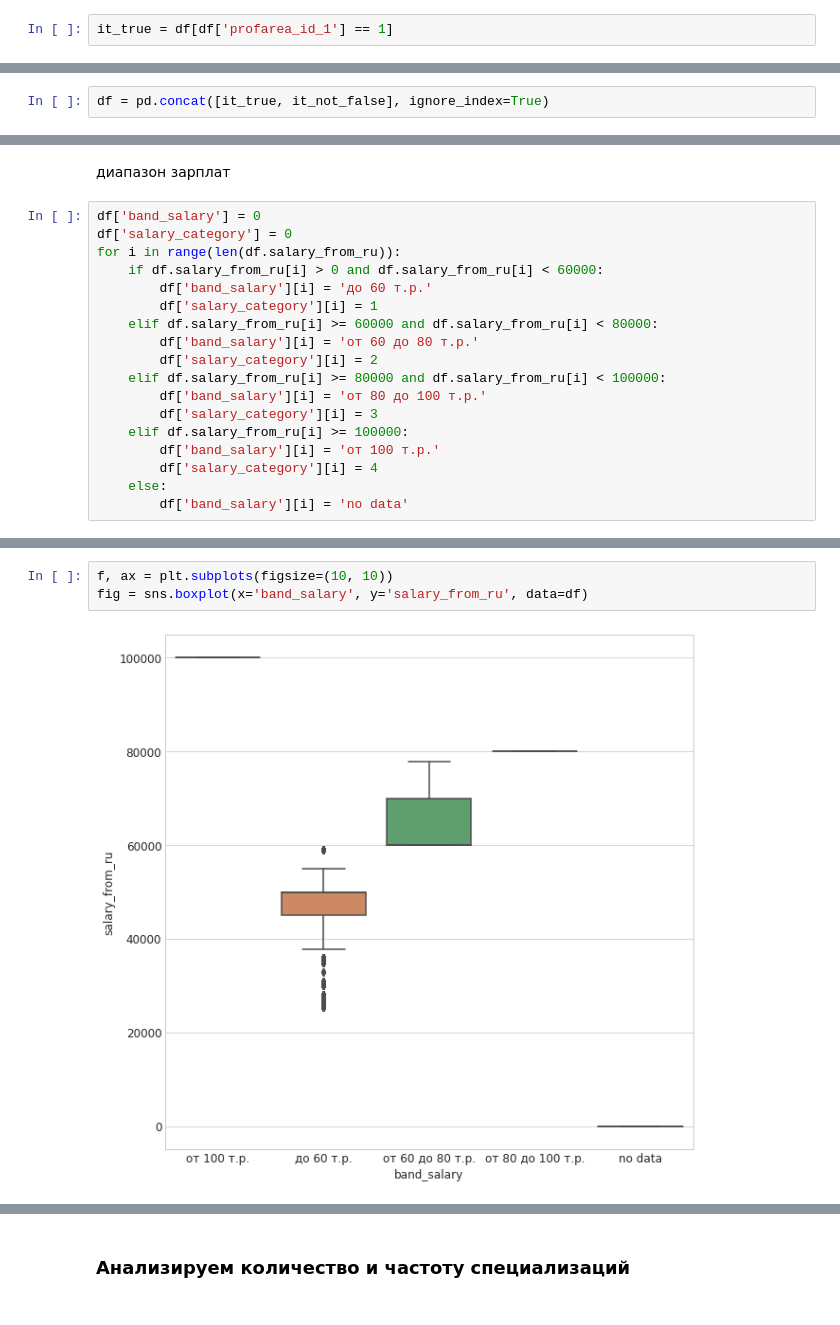
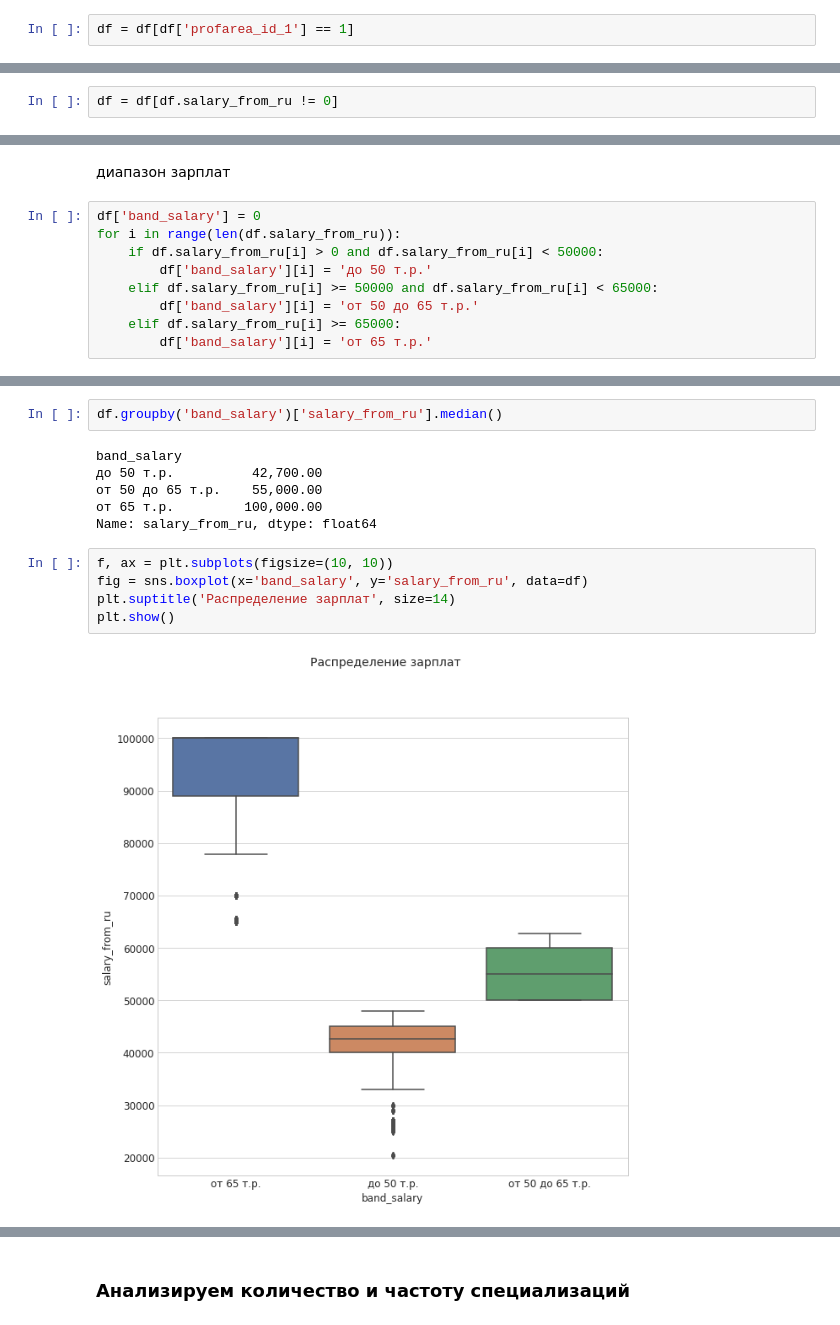
Before and after one commit to Serggi0/learn-data, a Jupyter notebook: tomsk/eda.ipynb, the cells around one changed output, grey strips where cells are left out. Cells and saved outputs as stored; diff of their text form.

```diff
--- a/tomsk/eda.ipynb
+++ b/tomsk/eda.ipynb
@@ -295,4 +379,4 @@ df['profarea_id_1'] = df['profarea_id'].apply(find_1)
 # %% [markdown]
 Разделяем dataframe по признаку отношения специализации к IT
 # %%
-it_true = df[df['profarea_id_1'] == 1]
+df = df[df['profarea_id_1'] == 1]
@@ -396,2 +392,0 @@ it_not_false.shape
-# %%
-df = pd.concat([it_true, it_not_false], ignore_index=True)
@@ -597,0 +535,2 @@ plt.show
+# %%
+df = df[df.salary_from_ru != 0]
@@ -599,22 +574,13 @@ plt.show
 диапазон зарплат
 # %%
 df['band_salary'] = 0
-df['salary_category'] = 0
 for i in range(len(df.salary_from_ru)):
-    if df.salary_from_ru[i] > 0 and df.salary_from_ru[i] < 60000:
-        df['band_salary'][i] = 'до 60 т.р.'
-        df['salary_category'][i] = 1
-    elif df.salary_from_ru[i] >= 60000 and df.salary_from_ru[i] < 80000:
-        df['band_salary'][i] = 'от 60 до 80 т.р.'
-        df['salary_category'][i] = 2
-    elif df.salary_from_ru[i] >= 80000 and df.salary_from_ru[i] < 100000:
-        df['band_salary'][i] = 'от 80 до 100 т.р.'
-        df['salary_category'][i] = 3
-    elif df.salary_from_ru[i] >= 100000:
-        df['band_salary'][i] = 'от 100 т.р.'
-        df['salary_category'][i] = 4
-    else:
-        df['band_salary'][i] = 'no data'
+    if df.salary_from_ru[i] > 0 and df.salary_from_ru[i] < 50000:
+        df['band_salary'][i] = 'до 50 т.р.'
+    elif df.salary_from_ru[i] >= 50000 and df.salary_from_ru[i] < 65000:
+        df['band_salary'][i] = 'от 50 до 65 т.р.'
+    elif df.salary_from_ru[i] >= 65000:
+        df['band_salary'][i] = 'от 65 т.р.'
 # %% [output]
 A value is trying to be set on a copy of a slice from a DataFrame
 
@@ -648,6 +596,16 @@ df.band_salary.value_counts().reset_index()
+# %%
+df.groupby('band_salary')['salary_from_ru'].median()
+# %% [output]
+band_salary
+до 50 т.р.          42,700.00
+от 50 до 65 т.р.    55,000.00
+от 65 т.р.         100,000.00
+Name: salary_from_ru, dtype: float64
 # %%
 f, ax = plt.subplots(figsize=(10, 10))
 fig = sns.boxplot(x='band_salary', y='salary_from_ru', data=df)
+plt.suptitle('Распределение зарплат', size=14)
+plt.show()
 # %% [output]
-[figure, old version]
+[figure, new version]
 # %%
```
Also changed, not shown: parts of 159 cells of this notebook.
